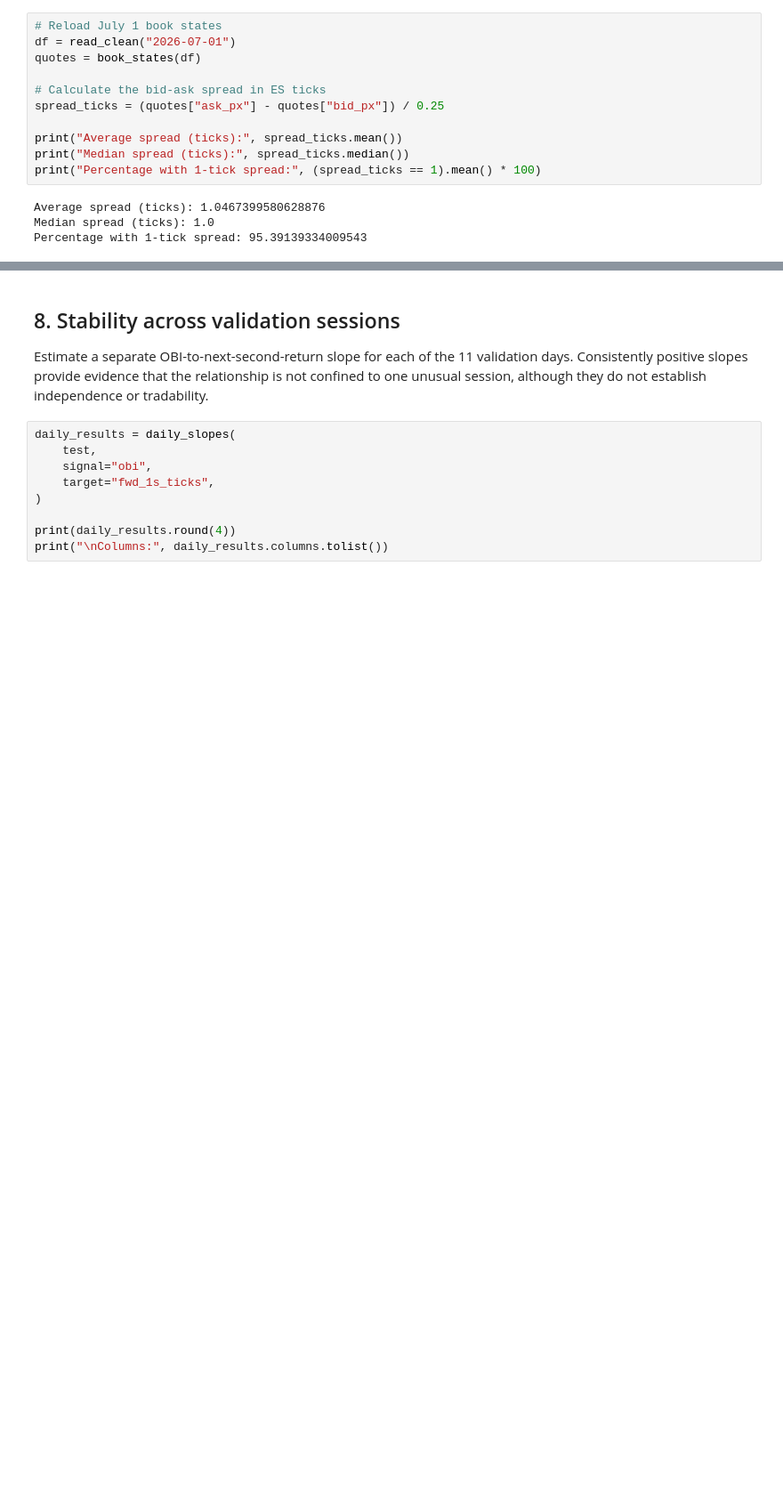
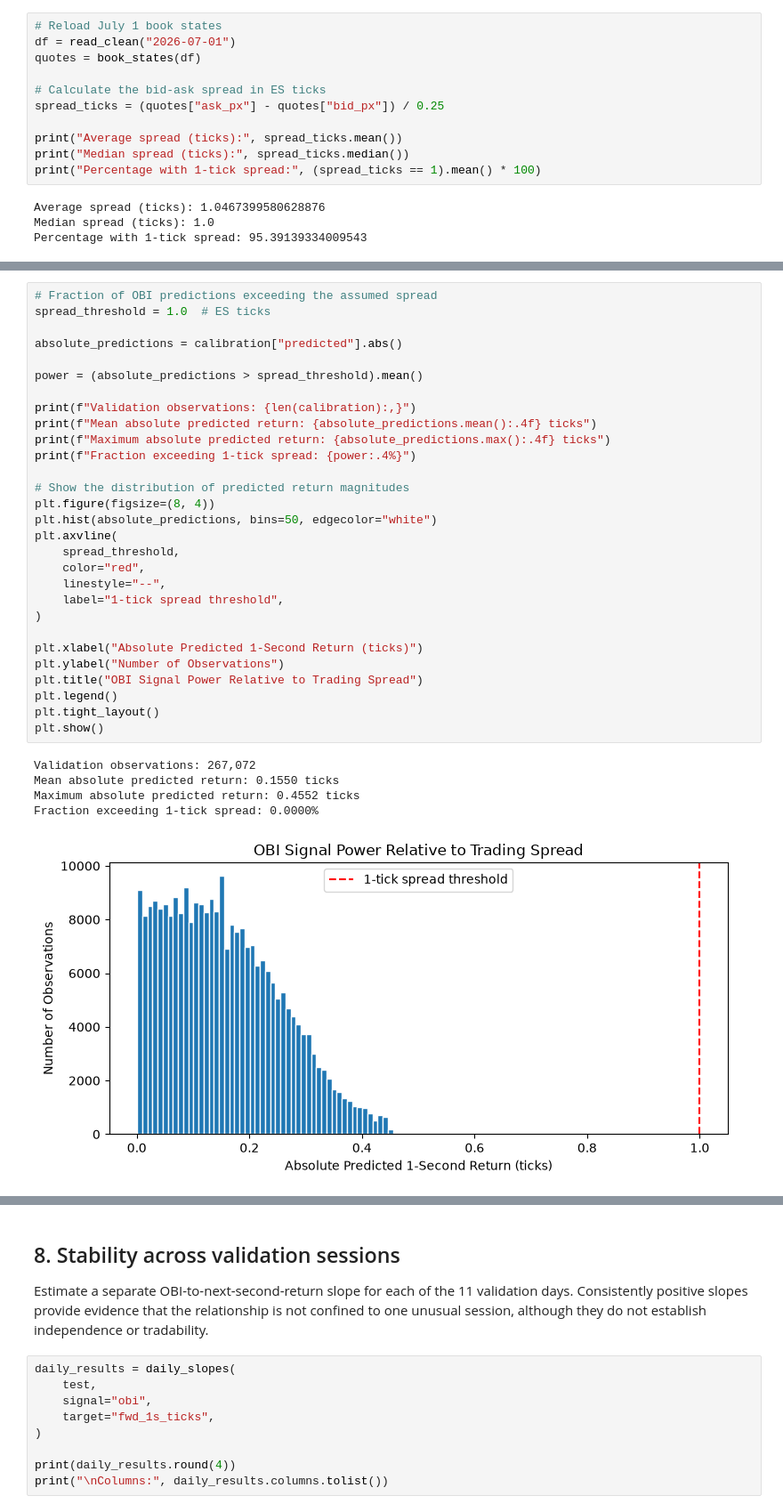
Before and after one commit to dehlandivya/finm37000-grp-2copy, a Jupyter notebook: notebooks/multi_session_analysis.ipynb, the cells around one changed output, grey strips where cells are left out. Shown at 89% size. Saved outputs shown, nothing was run; the diff lists cells and outputs as text; blank space fills up the shorter version.

```diff
--- a/notebooks/multi_session_analysis.ipynb
+++ b/notebooks/multi_session_analysis.ipynb
@@ -468,0 +897,35 @@ Percentage with 1-tick spread: 95.39139334009543
+# %%
+# Fraction of OBI predictions exceeding the assumed spread
+spread_threshold = 1.0  # ES ticks
+
+absolute_predictions = calibration["predicted"].abs()
+
+power = (absolute_predictions > spread_threshold).mean()
+
+print(f"Validation observations: {len(calibration):,}")
+print(f"Mean absolute predicted return: {absolute_predictions.mean():.4f} ticks")
+print(f"Maximum absolute predicted return: {absolute_predictions.max():.4f} ticks")
+print(f"Fraction exceeding 1-tick spread: {power:.4%}")
+
+# Show the distribution of predicted return magnitudes
+plt.figure(figsize=(8, 4))
+plt.hist(absolute_predictions, bins=50, edgecolor="white")
+plt.axvline(
+    spread_threshold,
+    color="red",
+    linestyle="--",
+    label="1-tick spread threshold",
+)
+
+plt.xlabel("Absolute Predicted 1-Second Return (ticks)")
+plt.ylabel("Number of Observations")
+plt.title("OBI Signal Power Relative to Trading Spread")
+plt.legend()
+plt.tight_layout()
+plt.show()
+# %% [output]
+Validation observations: 267,072
+Mean absolute predicted return: 0.1550 ticks
+Maximum absolute predicted return: 0.4552 ticks
+Fraction exceeding 1-tick spread: 0.0000%
+[figure, added]
```
Also changed, not shown: parts of 20 cells of this notebook.
